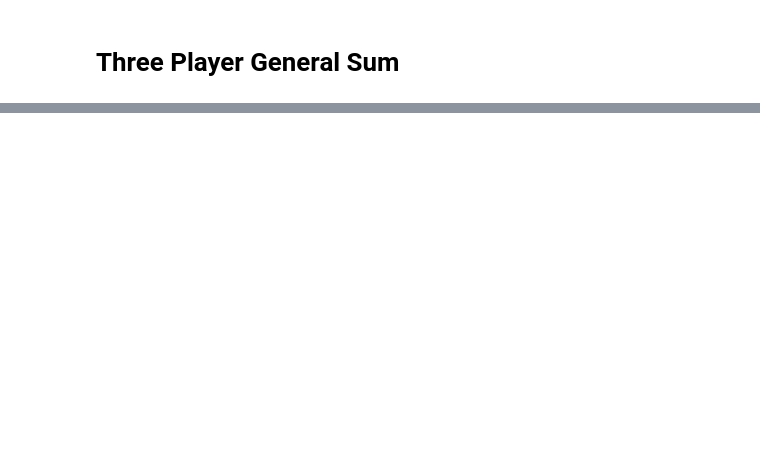
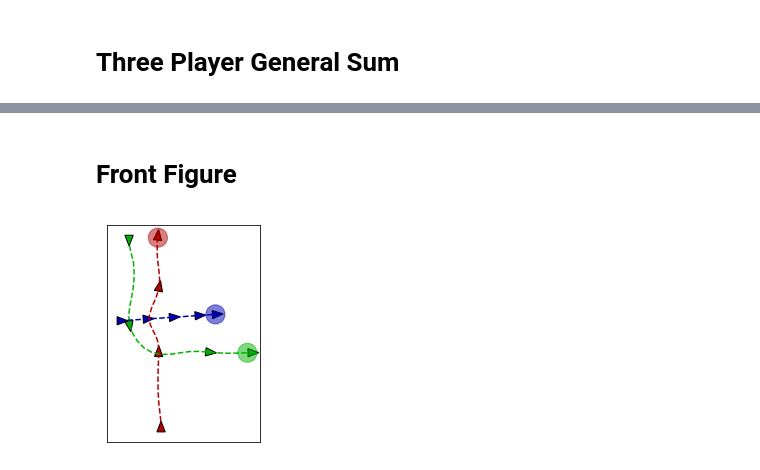
Before and after one commit to HJReachability/ilqgames, a Jupyter notebook: notebooks/CDC 2019 Plots.ipynb, the cells around one changed output, grey strips where cells are left out. Drawn from its saved outputs; the diff is of its cells as text; code cells hidden in the pictures; blank space fills up the shorter version.

```diff
--- a/notebooks/CDC 2019 Plots.ipynb
+++ b/notebooks/CDC 2019 Plots.ipynb
@@ -282,0 +301,47 @@ plt.savefig('plots/three_player_example.pdf', bbox_inches='tight')
+# %% [markdown]
+# Front Figure
+# %%
+fig = plt.figure()
+
+ax = fig.gca()
+
+# Plot the goals.
+plot_three_player_goals(ax)
+
+# Plot the trajectory (from the final iteration).
+traj = three_player_data['xs'][-1]
+for ii, idx in enumerate(player_xy_indices):
+    ax.plot([w[idx[0]] for w in traj],
+            [w[idx[1]] for w in traj],
+            c=player_colors[ii],
+            linestyle='dashed')
+
+arrow_every_k = 5
+for ii in range(len(player_rot_indices)):
+    last_x = np.inf
+    last_y = np.inf
+    for jj in range(int(len(traj) / arrow_every_k)):
+        idx = min(jj * 10, len(traj) - 1)
+        x = traj[idx][player_xy_indices[ii][0]]
+        y = traj[idx][player_xy_indices[ii][1]]
+        rot = traj[idx][player_rot_indices[ii]] - 0.5 * np.pi
+        if np.sqrt((x - last_x) ** 2 + (y - last_y) **2) > 0.5:
+            plot_player_at(ax, ii, x, y, rot, scale=0.75)
+
+        last_x = x
+        last_y = y
+
+ax.set_xlim([-2, 22])
+ax.set_ylim([-2, 32])
+# ax.set_xlabel('$x(t)$', fontsize=18)
+# ax.set_ylabel('$y(t)$', fontsize=18)
+ax.set_xticks([])
+ax.set_yticks([])
+
+ax.set_aspect('equal')
+
+# fig.set_figwidth(5)
+# fig.set_figheight(5.5)
+plt.savefig('plots/three_player_front_fig.pdf', bbox_inches='tight')
+# %% [output]
+[figure, added]
```
Also changed, not shown: parts of 8 cells of this notebook.
